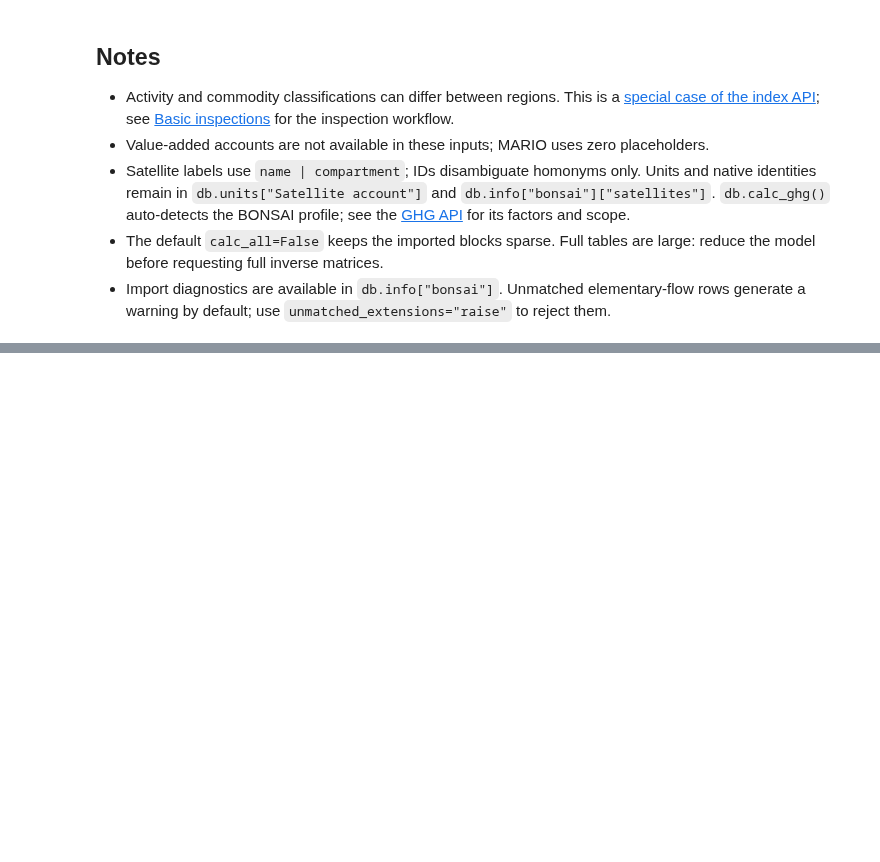
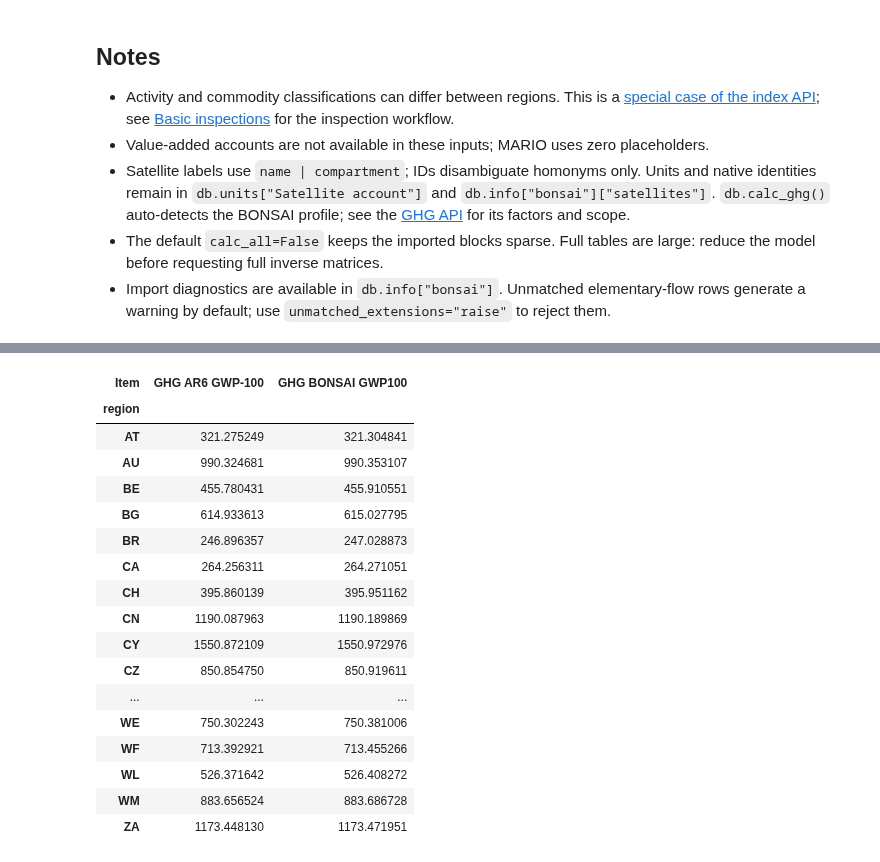
Before and after one commit to it-is-me-mario/MARIO, a Jupyter notebook: doc/source/notebooks/parsers/bonsai/walkthrough_bonsai.ipynb, the cells around one changed output, grey strips where cells are left out. Saved outputs shown, nothing was run; the diff lists cells and outputs as text; code cells hidden in the pictures; blank space fills up the shorter version.

```diff
--- a/doc/source/notebooks/parsers/bonsai/walkthrough_bonsai.ipynb
+++ b/doc/source/notebooks/parsers/bonsai/walkthrough_bonsai.ipynb
@@ -161,0 +177,15 @@ electricity_ghg.droplevel([1, 2]).to_frame("g CO2eq/kWh")
+# %%
+from pathlib import Path
+import mario
+
+hiot_path = Path("/path/to/HIOT/20260615")
+db_iot = mario.parse_bonsai(path=hiot_path, table="IOT")
+
+sectors_it = db_iot.get_index("Sector", region="IT")
+print(f"Reference year: {db_iot.meta.year}")
+print(f"Native production nodes: {db_iot.X.shape[0]:,}")
+print(f"Sectors in Italy: {len(sectors_it)}")
+print("First Italian sectors:", sectors_it[:8])
+
+ghg = "GHG AR6 GWP-100"
+db_iot.calc_ghg()
@@ -161,0 +223,28 @@ electricity_ghg.droplevel([1, 2]).to_frame("g CO2eq/kWh")
+# %%
+db_iot.units["Sector"].loc[["M_electricity"]]
+
+electricity_iot = f_iot.loc[
+    [ghg, bonsai_ghg], (slice(None), slice(None), "M_electricity")
+].T * 3.6
+electricity_iot.index = electricity_iot.index.droplevel([1, 2])
+electricity_iot.index.name = "region"
+electricity_iot
+# %% [output]
+| Item | GHG AR6 GWP-100 | GHG BONSAI GWP100 |
+| region |  |  |
+| AT | 321.275249 | 321.304841 |
+| AU | 990.324681 | 990.353107 |
+| BE | 455.780431 | 455.910551 |
+| BG | 614.933613 | 615.027795 |
+| BR | 246.896357 | 247.028873 |
+| CA | 264.256311 | 264.271051 |
+| CH | 395.860139 | 395.951162 |
+| CN | 1190.087963 | 1190.189869 |
+| CY | 1550.872109 | 1550.972976 |
+| CZ | 850.854750 | 850.919611 |
+| ... | ... | ... |
+| WE | 750.302243 | 750.381006 |
+| WF | 713.392921 | 713.455266 |
+| WL | 526.371642 | 526.408272 |
+| WM | 883.656524 | 883.686728 |
+| ZA | 1173.448130 | 1173.471951 |
```
Also changed, not shown: parts of 13 cells of this notebook, 12 other files.
